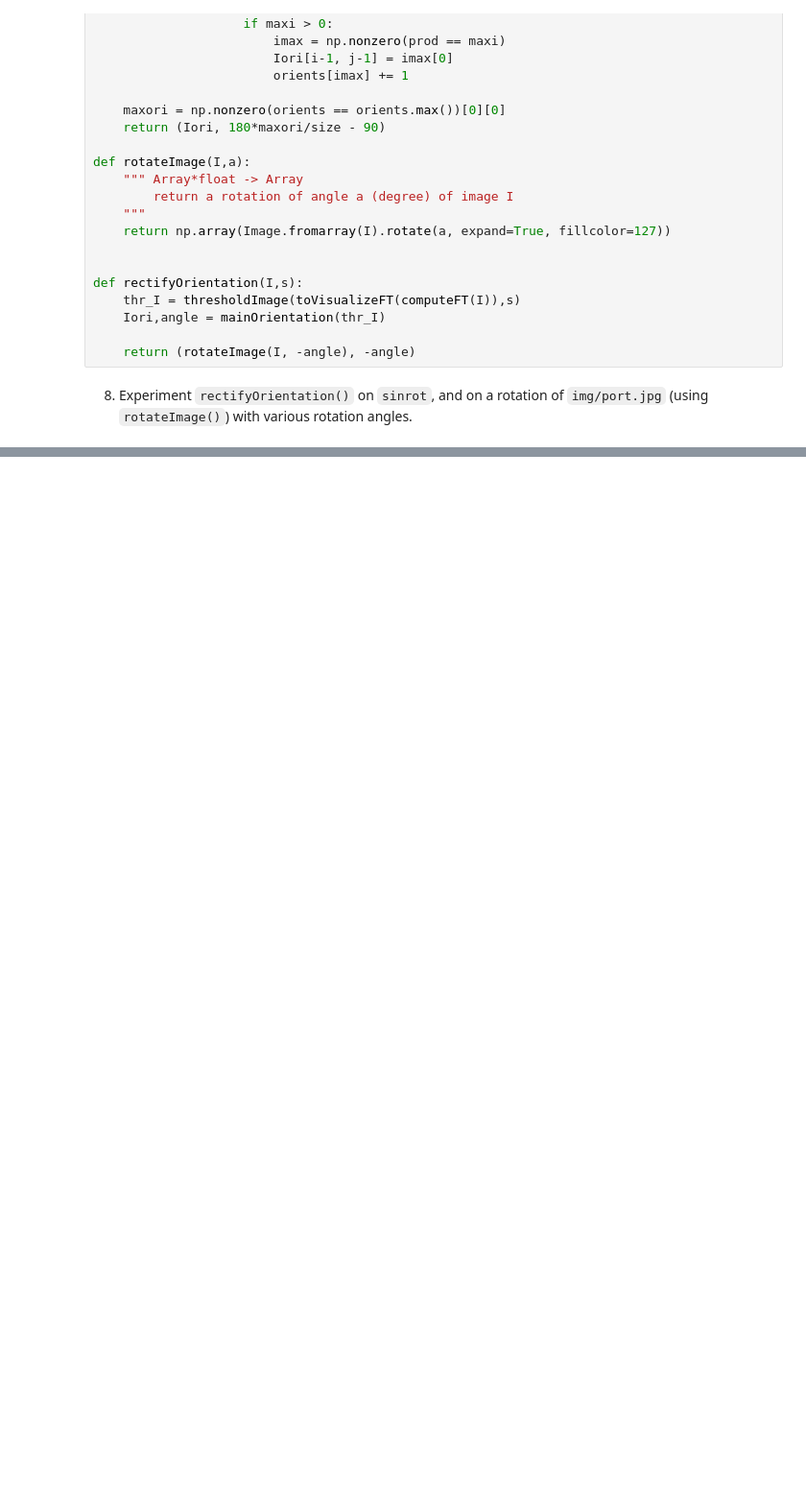
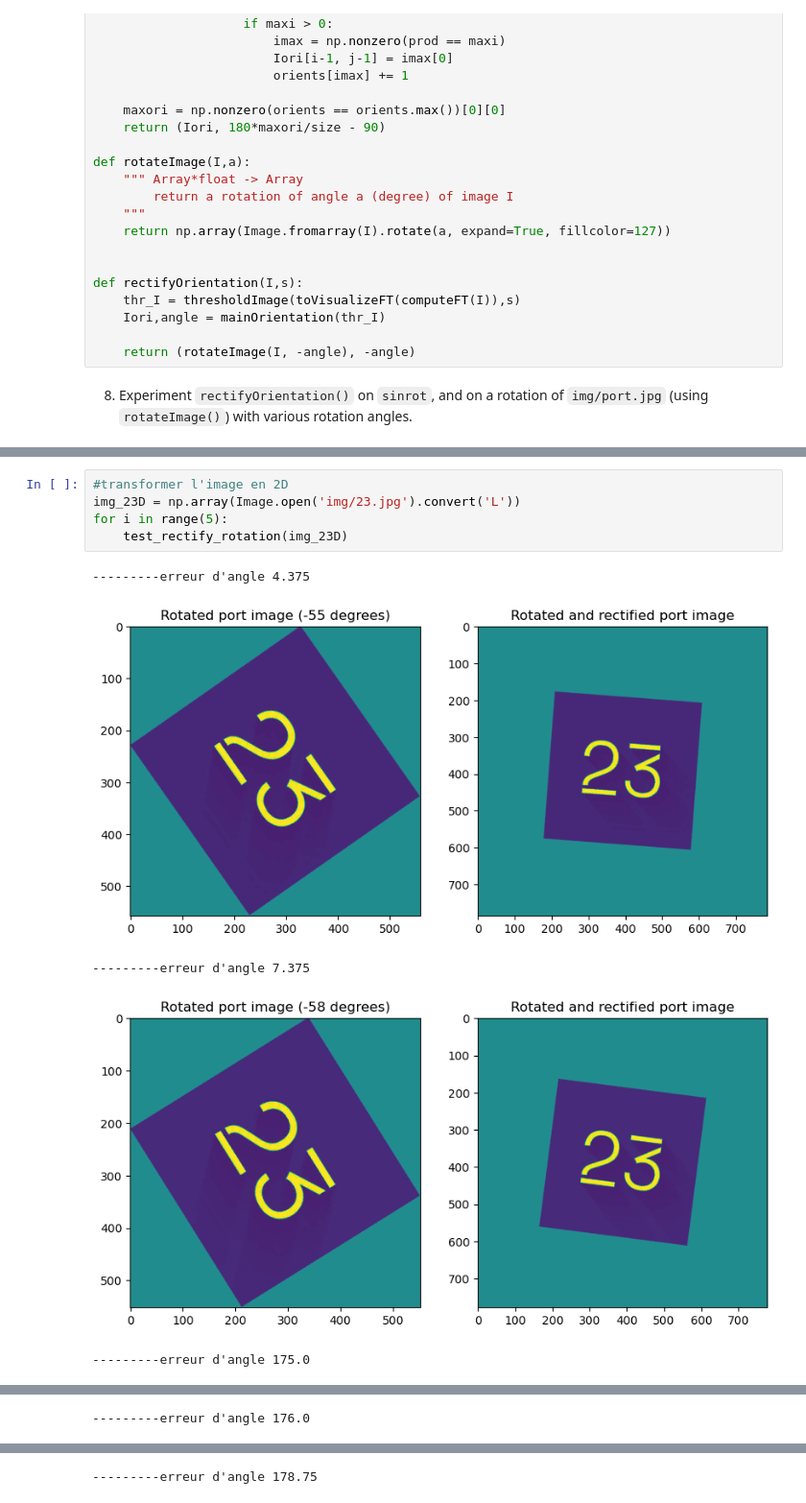
Before and after one commit to ZHANGzhile/BIMA, a Jupyter notebook: TME2/TME2.ipynb, the cells around one changed output, grey strips where cells are left out. Shown at 96% size. Cells and saved outputs as stored; diff of their text form; blank space fills up the shorter version.

```diff
--- a/TME2/TME2.ipynb
+++ b/TME2/TME2.ipynb
@@ -193,0 +223,11 @@ angle 0.5
+# %%
+#transformer l'image en 2D
+img_23D = np.array(Image.open('img/23.jpg').convert('L'))
+for i in range(5):
+    test_rectify_rotation(img_23D)
+# %% [output]
+---------erreur d'angle 4.375
+[figure, added]
+---------erreur d'angle 7.375
+[figure, added]
+---------erreur d'angle 175.0
@@ -193,0 +235 @@ angle 0.5
+---------erreur d'angle 176.0
@@ -193,0 +237 @@ angle 0.5
+---------erreur d'angle 178.75
```
Also changed, not shown: parts of 6 cells of this notebook, 3 other files.
